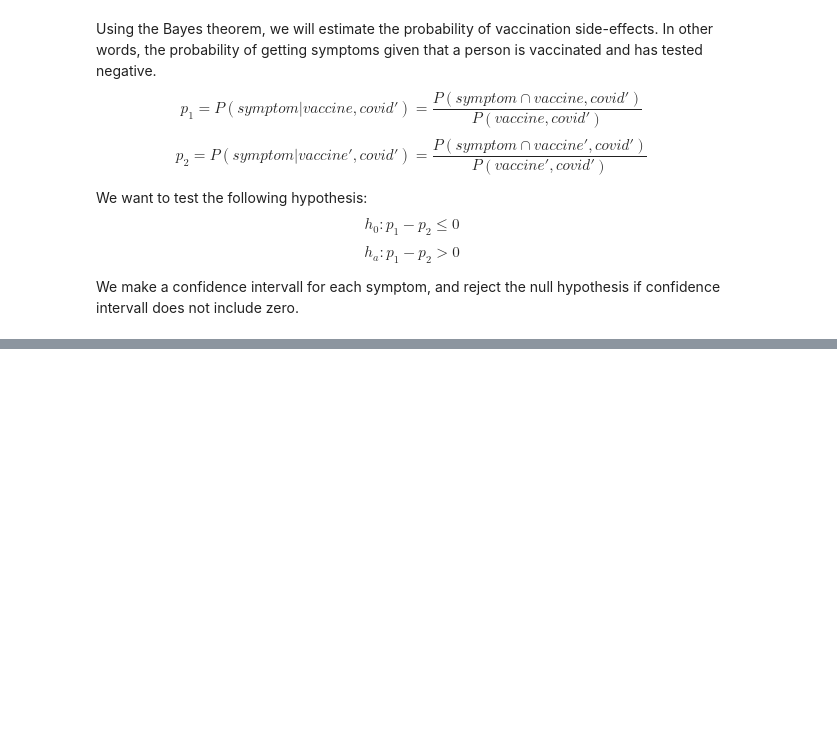
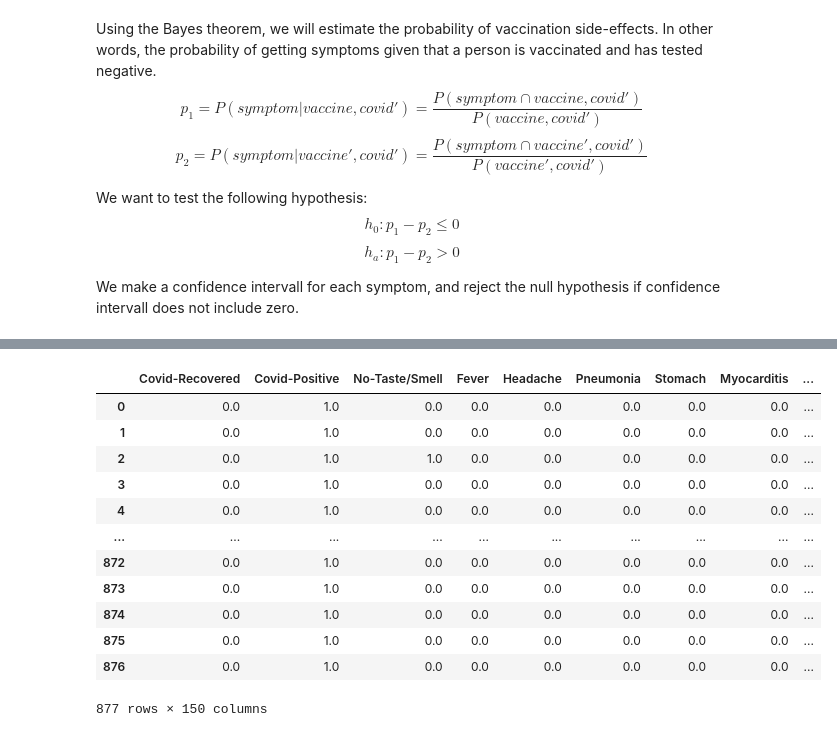
Before and after one commit to rohullaa/bayesian_modeling, a Jupyter notebook: kladd_project1/project1_updated.ipynb, the cells around one changed output, grey strips where cells are left out. Drawn from its saved outputs; the diff is of its cells as text; code cells hidden in the pictures; blank space fills up the shorter version.

```diff
--- a/kladd_project1/project1_updated.ipynb
+++ b/kladd_project1/project1_updated.ipynb
@@ -585,0 +613,16 @@ vaccine_side_effect_example(pipe, p=0.6)
+# %%
+treat_data
+# %% [output]
+|  | Covid-Recovered | Covid-Positive | No-Taste/Smell | Fever | Headache | Pneumonia | Stomach | Myocarditis | ... |
+| 0 | 0.0 | 1.0 | 0.0 | 0.0 | 0.0 | 0.0 | 0.0 | 0.0 | ... |
+| 1 | 0.0 | 1.0 | 0.0 | 0.0 | 0.0 | 0.0 | 0.0 | 0.0 | ... |
+| 2 | 0.0 | 1.0 | 1.0 | 0.0 | 0.0 | 0.0 | 0.0 | 0.0 | ... |
+| 3 | 0.0 | 1.0 | 0.0 | 0.0 | 0.0 | 0.0 | 0.0 | 0.0 | ... |
+| 4 | 0.0 | 1.0 | 0.0 | 0.0 | 0.0 | 0.0 | 0.0 | 0.0 | ... |
+| ... | ... | ... | ... | ... | ... | ... | ... | ... | ... |
+| 872 | 0.0 | 1.0 | 0.0 | 0.0 | 0.0 | 0.0 | 0.0 | 0.0 | ... |
+| 873 | 0.0 | 1.0 | 0.0 | 0.0 | 0.0 | 0.0 | 0.0 | 0.0 | ... |
+| 874 | 0.0 | 1.0 | 0.0 | 0.0 | 0.0 | 0.0 | 0.0 | 0.0 | ... |
+| 875 | 0.0 | 1.0 | 0.0 | 0.0 | 0.0 | 0.0 | 0.0 | 0.0 | ... |
+| 876 | 0.0 | 1.0 | 0.0 | 0.0 | 0.0 | 0.0 | 0.0 | 0.0 | ... |
+877 rows × 150 columns
```
Also changed, not shown: parts of 35 cells of this notebook.
